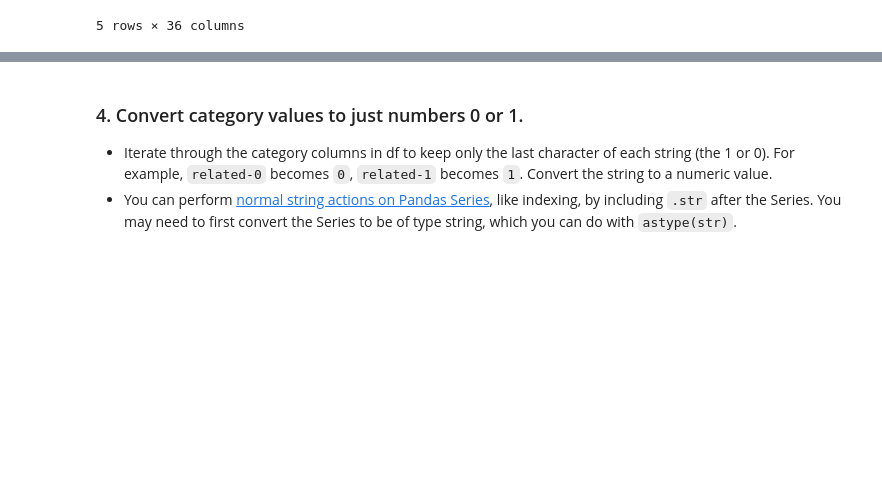
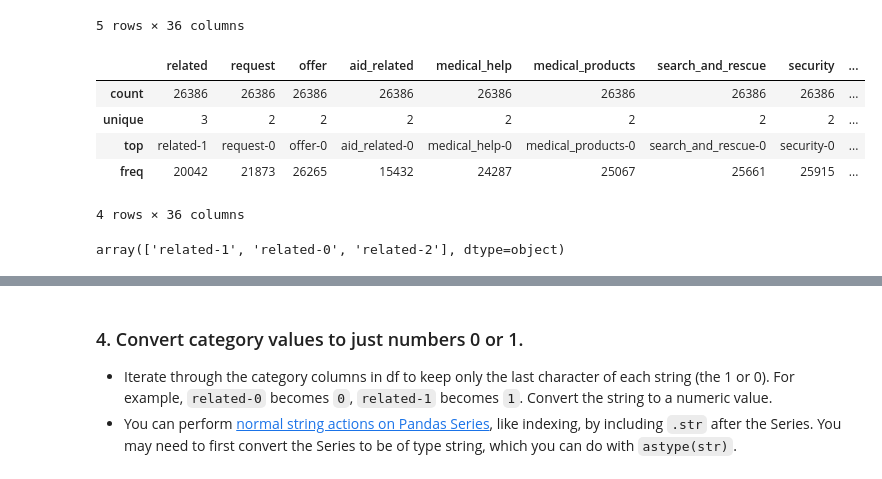
Before and after one commit to abdullahtarek/disaster_response_pipeline, a Jupyter notebook: ETL_Pipeline_Preparation.ipynb, the cells around one changed output, grey strips where cells are left out. Cells and saved outputs as stored; diff of their text form; code cells hidden in the pictures; blank space fills up the shorter version.

```diff
--- a/ETL_Pipeline_Preparation.ipynb
+++ b/ETL_Pipeline_Preparation.ipynb
@@ -11,7 +11,7 @@ import pandas  as pd
 import numpy as np
 # %%
 # load messages dataset
-messages = pd.read_csv("messages.csv")
+messages = pd.read_csv("data/disaster_messages.csv")
 messages.head()
 # %% [output]
 |  | id | message | original | genre |
@@ -22,7 +22,7 @@ messages.head()
 | 4 | 12 | says: west side of Haiti, rest of... | facade ouest d Haiti et le reste ... | direct |
 # %%
 # load categories dataset
-categories = pd.read_csv("categories.csv")
+categories = pd.read_csv("data/disaster_categories.csv")
 categories.head()
 # %% [output]
 |  | id | categories |
@@ -90,3 +90,16 @@ categories.head()
 | 3 | related-1 | request-1 | offer-0 | aid_related-1 | medical_help-0 | medical_products-1 | search_and_rescue-0 | security-0 | ... |
 | 4 | related-1 | request-0 | offer-0 | aid_related-0 | medical_help-0 | medical_products-0 | search_and_rescue-0 | security-0 | ... |
 5 rows × 36 columns
+# %%
+categories.describe()
+# %% [output]
+|  | related | request | offer | aid_related | medical_help | medical_products | search_and_rescue | security | ... |
+| count | 26386 | 26386 | 26386 | 26386 | 26386 | 26386 | 26386 | 26386 | ... |
+| unique | 3 | 2 | 2 | 2 | 2 | 2 | 2 | 2 | ... |
+| top | related-1 | request-0 | offer-0 | aid_related-0 | medical_help-0 | medical_products-0 | search_and_rescue-0 | security-0 | ... |
+| freq | 20042 | 21873 | 26265 | 15432 | 24287 | 25067 | 25661 | 25915 | ... |
+4 rows × 36 columns
+# %%
+categories["related"].unique()
+# %% [output]
+array(['related-1', 'related-0', 'related-2'], dtype=object)
```
Also changed, not shown: parts of 7 cells of this notebook.
